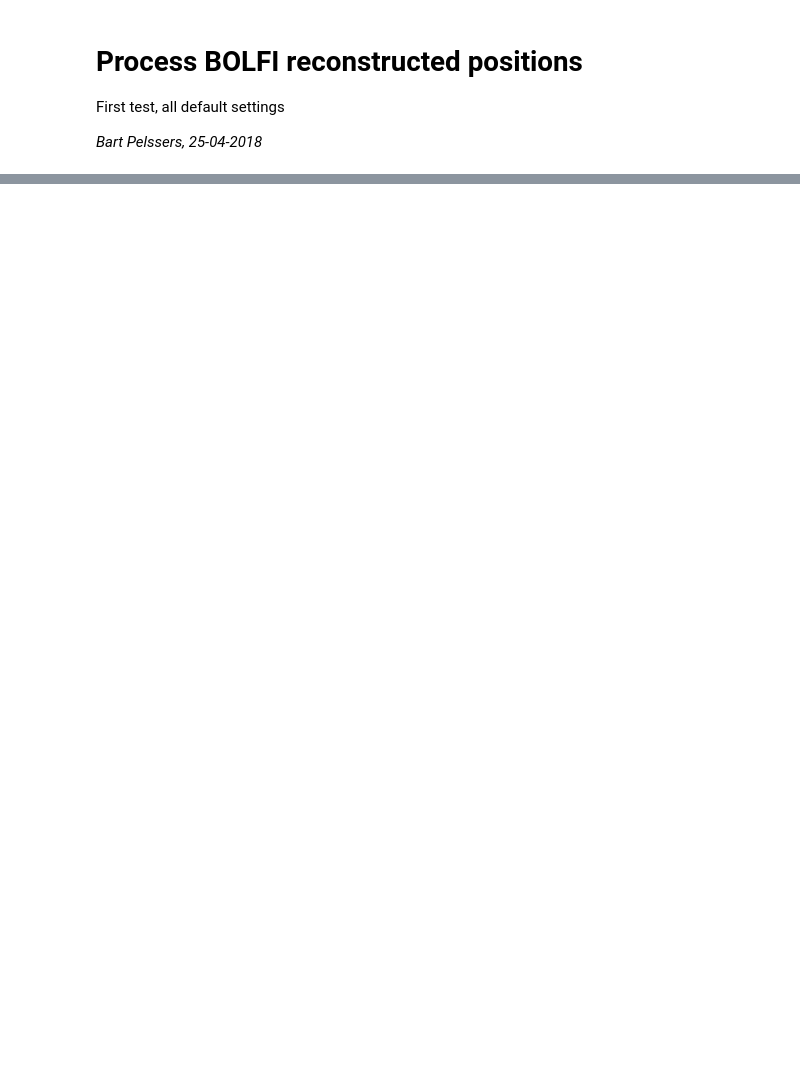
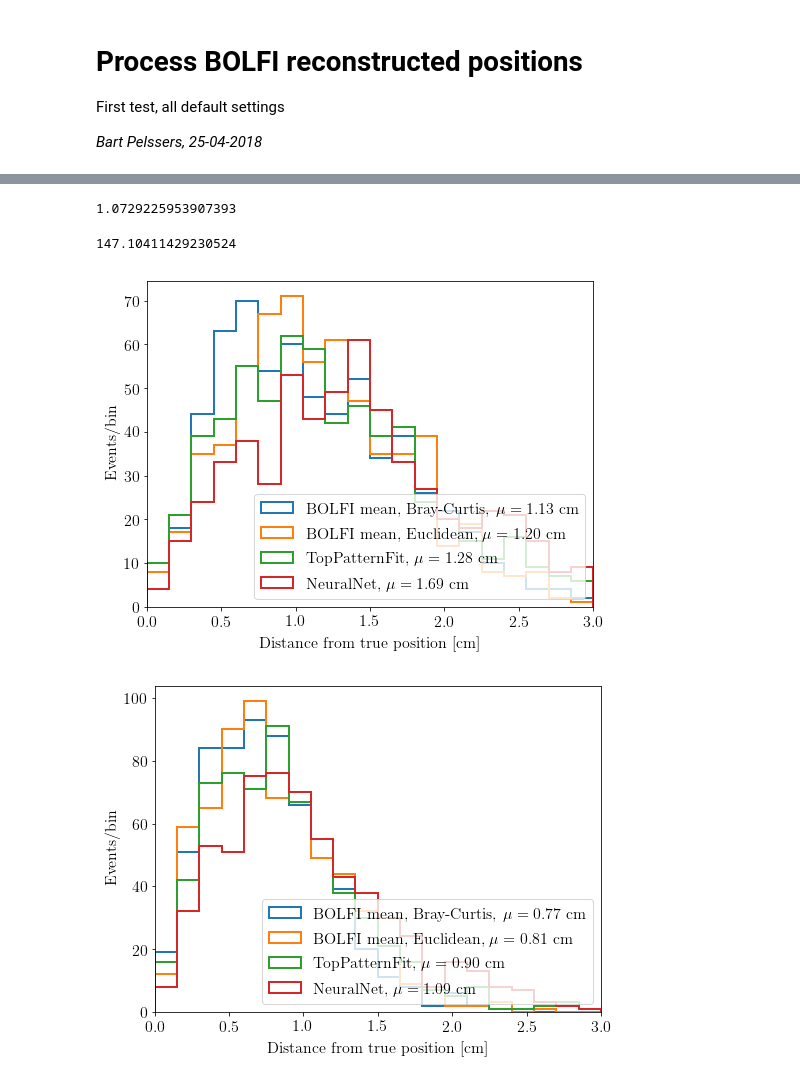
Before and after one commit to dbarg/helsinki_stockholm_collaboration, a Jupyter notebook: process_BOLFI_output.ipynb, the cells around one changed output, grey strips where cells are left out. Cells and saved outputs as stored; diff of their text form; code cells hidden in the pictures; blank space fills up the shorter version.

```diff
--- a/process_BOLFI_output.ipynb
+++ b/process_BOLFI_output.ipynb
@@ -76 +187,79 @@ PosRecNeuralNet 1.42 cm
+# %%
+df['truth_r'].min()
+# %% [output]
+1.0729225953907393
+# %%
+# ratio of 7x7 cm patch to entire x,y space.
+np.pi * 47.9**2 / 7**2
+# %% [output]
+147.10411429230524
+# %%
+nbins = 20
+
+# FM2 paper plots s2_electrons = 10
+plt.figure(figsize=(8,6))
+for algo in algos:
+    if algo in ['BOLFI_mode', 'BOLFI_median']:
+        continue
+    if algo == 'PosRecNeuralNet':
+        pl_df = df_eu_10
+        pl_df = pl_df[pl_df['truth_r'] > 30]
+        mu = pl_df[algo + '_d'].mean()
+        plt.hist(pl_df[algo + '_d'], bins = nbins, range=(0, 3), histtype='step', linewidth=2, label=algo.replace('_', ' ').replace('PosRec', '') + ', $\mu=%.2f$ cm' % mu)
+    elif algo == 'PosRecTopPatternFit':
+        pl_df = df_bc_10
+        pl_df = pl_df[pl_df['truth_r'] > 30]
+        mu = pl_df[algo + '_d'].mean()
+        plt.hist(pl_df[algo + '_d'], bins = nbins, range=(0, 3), histtype='step', linewidth=2, label=algo.replace('_', ' ').replace('PosRec', '') + ', $\mu=%.2f$ cm' % mu)
+    else:
+        pl_df = df_bc_10
+        pl_df = pl_df[pl_df['truth_r'] > 30]
+        mu = pl_df[algo + '_d'].mean()
+        plt.hist(pl_df[algo + '_d'], bins = nbins, range=(0, 3), histtype='step', linewidth=2, label=algo.replace('_', ' ').replace('PosRec', '') + ', Bray-Curtis, $\mu=%.2f$ cm' % mu)
+
+        pl_df = df_eu_10
+        pl_df = pl_df[pl_df['truth_r'] > 30]
+        mu = pl_df[algo + '_d'].mean()
+        plt.hist(pl_df[algo + '_d'], bins = nbins, range=(0, 3), histtype='step', linewidth=2, label=algo.replace('_', ' ').replace('PosRec', '') + ', Euclidean, $\mu=%.2f$ cm' % mu)
+plt.legend(loc='lower right')
+plt.xlabel('Distance from true position [cm]')
+plt.ylabel('Events/bin')
+plt.xlim(0, 3)
+plt.savefig('FM2_full_s2_electrons_10_r_30.png', bbox_inches='tight', dpi=150)
+plt.show()
+
+# FM2 paper plots s2_electrons = 25
+plt.figure(figsize=(8,6))
+for algo in algos:
+    if algo in ['BOLFI_mode', 'BOLFI_median']:
+        continue
+    if algo == 'PosRecNeuralNet':
+        pl_df = df_eu_25
+        pl_df = pl_df[pl_df['truth_r'] > 30]
+        mu = pl_df[algo + '_d'].mean()
+        plt.hist(pl_df[algo + '_d'], bins = nbins, range=(0, 3), histtype='step', linewidth=2, label=algo.replace('_', ' ').replace('PosRec', '') + ', $\mu=%.2f$ cm' % mu)
+    elif algo == 'PosRecTopPatternFit':
+        pl_df = df_bc_25
+        pl_df = pl_df[pl_df['truth_r'] > 30]
+        mu = pl_df[algo + '_d'].mean()
+        plt.hist(pl_df[algo + '_d'], bins = nbins, range=(0, 3), histtype='step', linewidth=2, label=algo.replace('_', ' ').replace('PosRec', '') + ', $\mu=%.2f$ cm' % mu)
+    else:
+        pl_df = df_bc_25
+        pl_df = pl_df[pl_df['truth_r'] > 30]
+        mu = pl_df[algo + '_d'].mean()
+        plt.hist(pl_df[algo + '_d'], bins = nbins, range=(0, 3), histtype='step', linewidth=2, label=algo.replace('_', ' ').replace('PosRec', '') + ', Bray-Curtis, $\mu=%.2f$ cm' % mu)
+
+        pl_df = df_eu_25
+        pl_df = pl_df[pl_df['truth_r'] > 30]
+        mu = pl_df[algo + '_d'].mean()
+        plt.hist(pl_df[algo + '_d'], bins = nbins, range=(0, 3), histtype='step', linewidth=2, label=algo.replace('_', ' ').replace('PosRec', '') + ', Euclidean, $\mu=%.2f$ cm' % mu)
+plt.legend(loc='lower right')
+plt.xlabel('Distance from true position [cm]')
+plt.ylabel('Events/bin')
+plt.xlim(0, 3)
+plt.savefig('FM2_full_s2_electrons_25_r_30.png', bbox_inches='tight', dpi=150)
+plt.show()
+# %% [output]
+[figure, added]
+[figure, added]
 # %%
```
Also changed, not shown: parts of 35 cells of this notebook, 2 other files.
